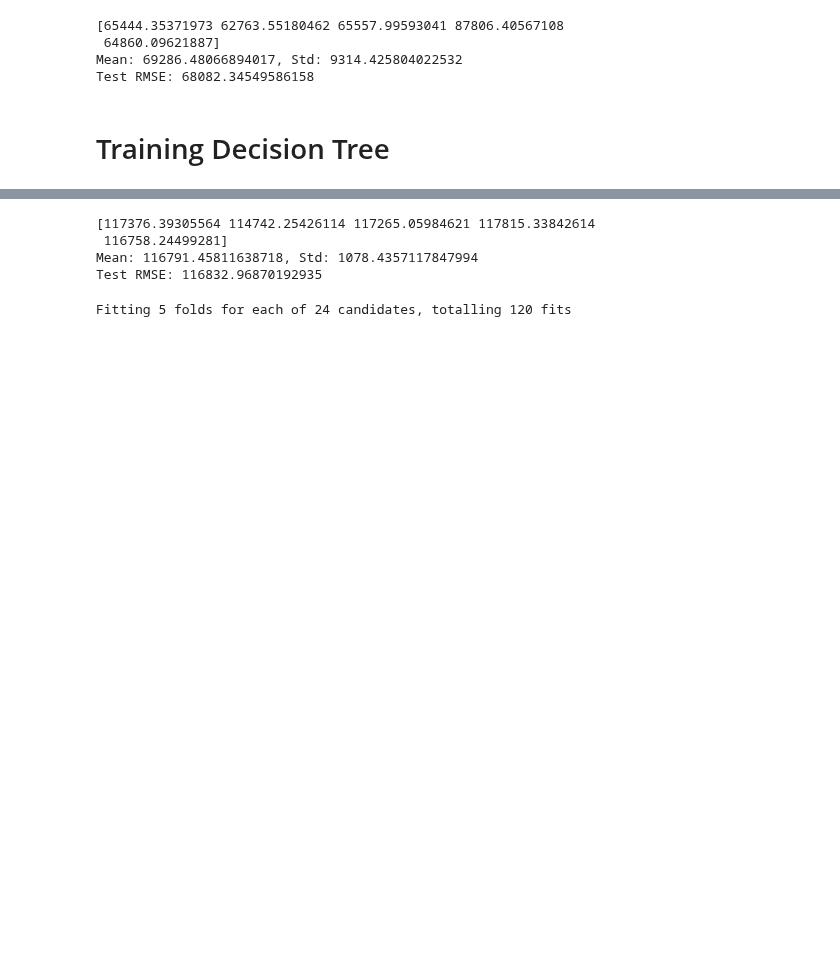
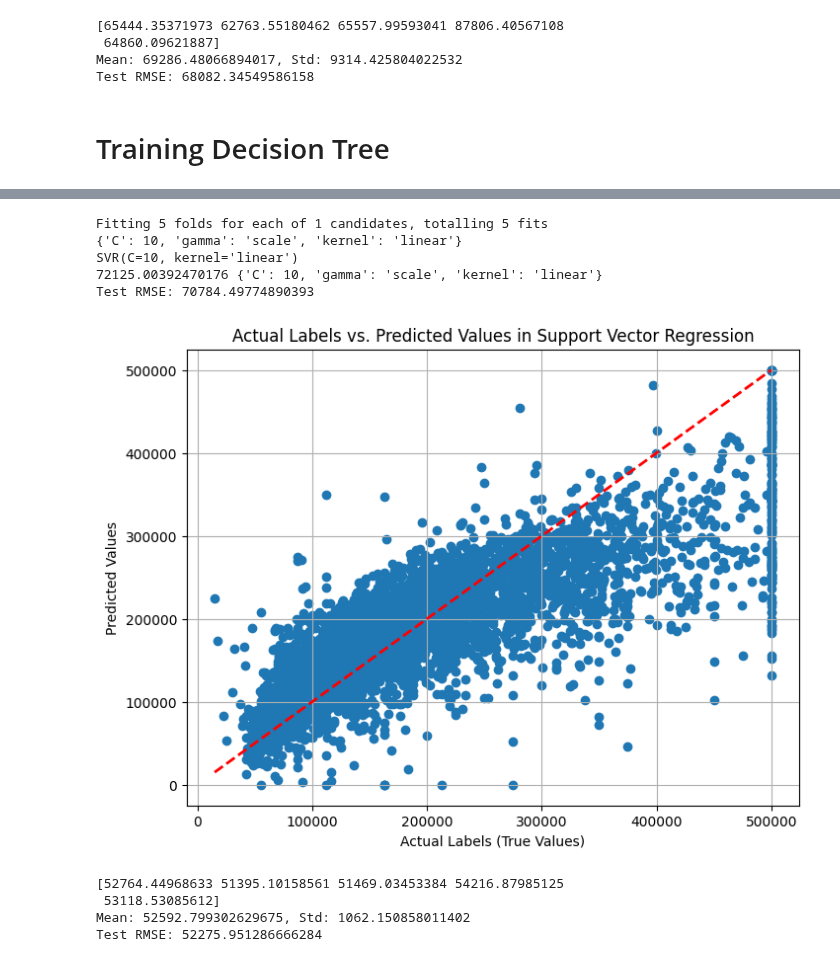
Before and after one commit to danilorr/california-housing-prediction, a Jupyter notebook: best_model_search.ipynb, the cells around one changed output, grey strips where cells are left out. Cells and saved outputs as stored; diff of their text form; code cells hidden in the pictures; blank space fills up the shorter version.

Commit message:
Initial XGBoost train

```diff
--- a/best_model_search.ipynb
+++ b/best_model_search.ipynb
@@ -302,54 +295,79 @@ Test RMSE: 49317.55449118765
 # %%
-svm_model = svm.SVR()
+# svm_model = svm.SVR()
 
-scores = cross_val_score(svm_model, X_train, y_train, scoring="neg_mean_squared_error", cv=5)
-rmse_scores = np.sqrt(-scores)
-print(rmse_scores)
-print(f'Mean: {rmse_scores.mean()}, Std: {rmse_scores.std()}')
+# scores = cross_val_score(svm_model, X_train, y_train, scoring="neg_mean_squared_error", cv=5)
+# rmse_scores = np.sqrt(-scores)
+# print(rmse_scores)
+# print(f'Mean: {rmse_scores.mean()}, Std: {rmse_scores.std()}')
 
-svm_model.fit(X_train, y_train)
-y_pred = svm_model.predict(X_test)
-rmse = np.sqrt(mean_squared_error(y_test, y_pred))
-print(f"Test RMSE: {rmse}")
+# svm_model.fit(X_train, y_train)
+# y_pred = svm_model.predict(X_test)
+# rmse = np.sqrt(mean_squared_error(y_test, y_pred))
+# print(f"Test RMSE: {rmse}")
-# %% [output]
-[117376.39305564 114742.25426114 117265.05984621 117815.33842614
- 116758.24499281]
-Mean: 116791.45811638718, Std: 1078.4357117847994
-Test RMSE: 116832.96870192935
 # %%
+# Test RMSE: 71464.0029355267
+# param_grid = [
+#     {'kernel': ['linear', 'rbf', 'poly', 'sigmoid'], 'C': [0.1, 1, 10], 'gamma': ['scale', 'auto']},
+# ]
+
 param_grid = [
-    {'kernel': ['linear', 'rbf', 'poly', 'sigmoid'], 'C': [0.1, 1, 10], 'gamma': ['scale', 'auto']},
+    {'kernel': ['linear'], 'C': [10], 'gamma': ['scale']},
 ]
 
 svm_model = svm.SVR()
 
 grid_search = GridSearchCV(svm_model, param_grid, cv=5,
                            scoring='neg_mean_squared_error',
                            return_train_score=True,
                            refit=True,
                            verbose=True,
                            n_jobs=-1)
 
 grid_search.fit(X_train, y_train)
 
 print(grid_search.best_params_)
 print(grid_search.best_estimator_)
 
 cvres = grid_search.cv_results_
 for mean_score, params in zip(cvres["mean_test_score"], cvres["params"]):
     print(np.sqrt(-mean_score), params)
 
 y_pred = grid_search.predict(X_test)
+y_pred = np.minimum(y_pred, 500000)
+y_pred = np.maximum(y_pred, 0)
 rmse = np.sqrt(mean_squared_error(y_test, y_pred))
 print(f"Test RMSE: {rmse}")
 
 plt.figure(figsize=(8, 6))
 plt.scatter(y_test, y_pred, alpha=1) # Plot actual labels vs predicted values
 plt.plot([y_test.min(), y_test.max()], [y_test.min(), y_test.max()], 'r--', lw=2) # Add a perfect prediction line (red dashed)
 plt.xlabel("Actual Labels (True Values)")
 plt.ylabel("Predicted Values")
 plt.title("Actual Labels vs. Predicted Values in Support Vector Regression")
 plt.grid(True)
 plt.show()
 # %% [output]
-Fitting 5 folds for each of 24 candidates, totalling 120 fits
+Fitting 5 folds for each of 1 candidates, totalling 5 fits
+{'C': 10, 'gamma': 'scale', 'kernel': 'linear'}
+SVR(C=10, kernel='linear')
+72125.00392470176 {'C': 10, 'gamma': 'scale', 'kernel': 'linear'}
+Test RMSE: 70784.49774890393
+[figure, added]
+# %%
+xgb = GradientBoostingRegressor()
+
+scores = cross_val_score(xgb, X_train, y_train, scoring="neg_mean_squared_error", cv=5)
+rmse_scores = np.sqrt(-scores)
+print(rmse_scores)
+print(f'Mean: {rmse_scores.mean()}, Std: {rmse_scores.std()}')
+
+xgb.fit(X_train, y_train)
+y_pred = xgb.predict(X_test)
+rmse = np.sqrt(mean_squared_error(y_test, y_pred))
+print(f"Test RMSE: {rmse}")
+# Test RMSE: 52275.951286666284
+# %% [output]
+[52764.44968633 51395.10158561 51469.03453384 54216.87985125
+ 53118.53085612]
+Mean: 52592.799302629675, Std: 1062.150858011402
+Test RMSE: 52275.951286666284
```
Also changed, not shown: parts of 4 cells of this notebook.
